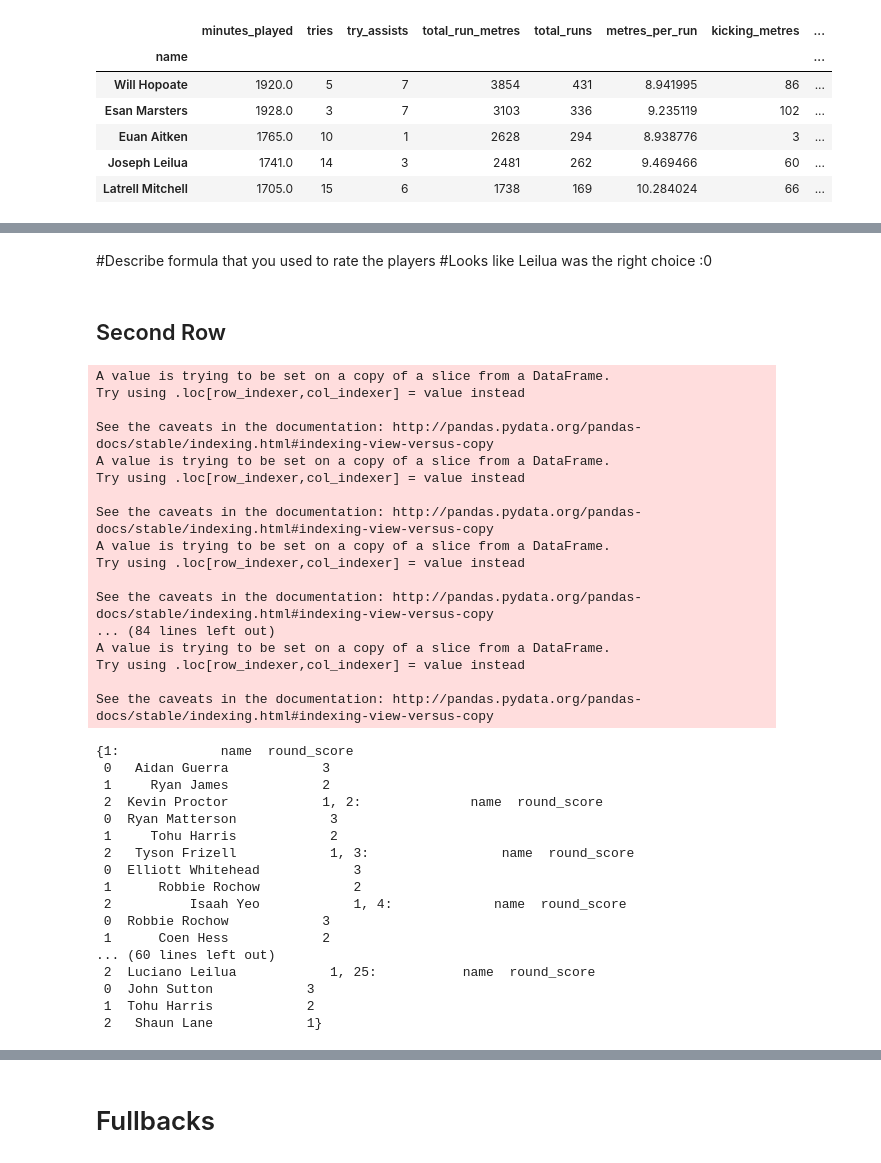
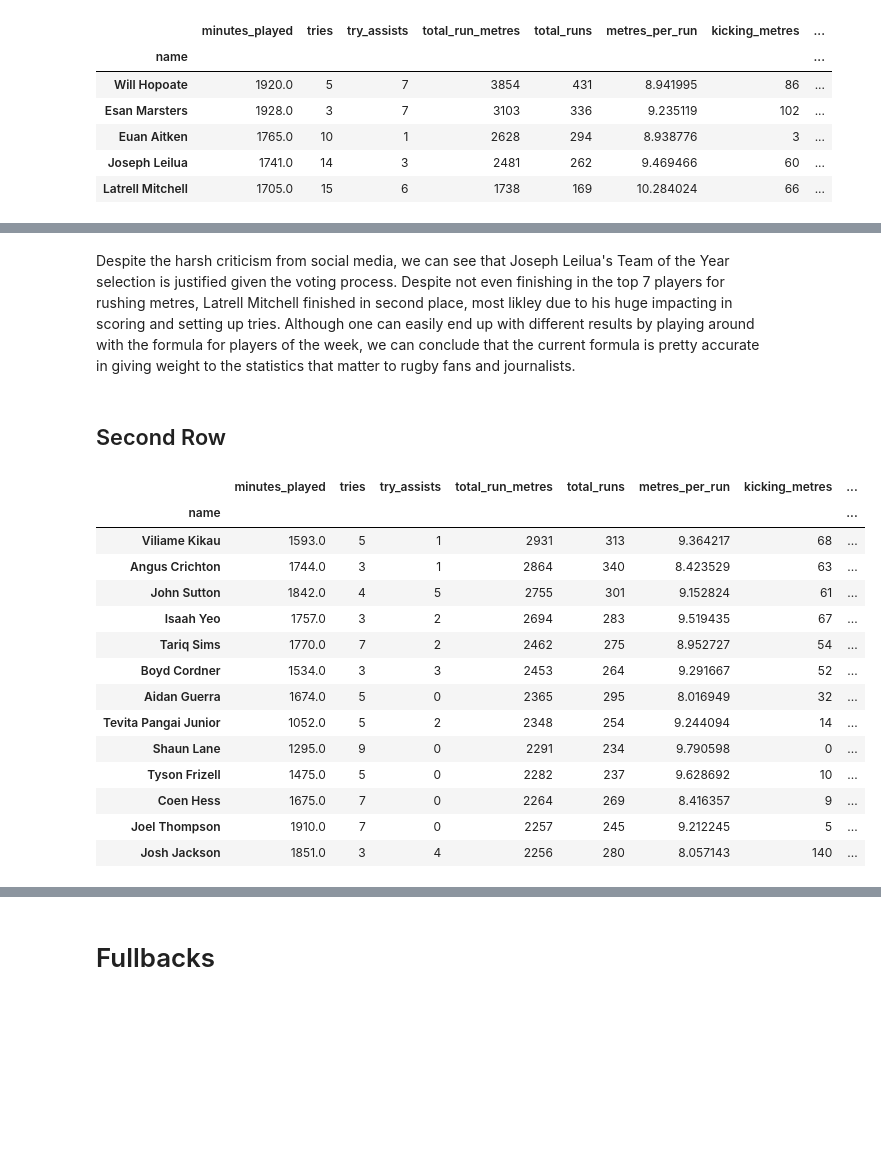
Before and after one commit to njpowers7915/NRL-match-data, a Jupyter notebook: NRL match analysis.ipynb, the cells around one changed output, grey strips where cells are left out. Cells and saved outputs as stored; diff of their text form; code cells hidden in the pictures; blank space fills up the shorter version.

```diff
--- a/NRL match analysis.ipynb
+++ b/NRL match analysis.ipynb
@@ -447,56 +451,26 @@ plt.show()
-# %% [markdown]
-#Describe formula that you used to rate the players
-#Looks like Leilua was the right choice :0
+# %% [markdown]
+Despite the harsh criticism from social media, we can see that Joseph Leilua's Team of the Year selection is justified given the voting process.  Despite not even finishing in the top 7 players for rushing metres, Latrell Mitchell finished in second place, most likley due to his huge impacting in scoring and setting up tries.  Although one can easily end up with different results by playing around with the formula for players of the week, we can conclude that the current formula is pretty accurate in giving weight to the statistics that matter to rugby fans and journalists.
 # %% [markdown]
 ## Second Row
 # %%
-sr_df = player_stats_final[player_stats_final['main_position'] == 8]
-sr_df = sr_df[sr_df['minutes_played'] > 800]
-sr_df = sr_df.sort_values(['total_run_metres', 'tries', 'metres_per_kick', 'total_runs', 'tackle_percentage'], ascending = [0,0,0,0,0])
+sr_df = p_stats_filtered_minutes[p_stats_filtered_minutes['main_position'] == 8]
+sr_df = sr_df[main_stats].drop(columns=['kicks', 'main_position'])
+sr_df = sr_df.sort_values(['total_run_metres', 'tries', 'total_runs', 'tackle_percentage'], ascending = [0,0,0,0])
 sr_df = sr_df.set_index('name').head(13)
 sr_df
-#sr_df.drop(columns=['id', 'player_id', 'team_id', 'main_position'])
-
-
-def sr_rating_formula(df):
-    return ((df['tries'] * 5) + (df['total_run_metres'] / 10) +
-        (df['try_assists'] * 2.5) + df['steals'] + (df['tackle_percentage'].astype(float) * 10) +
-        (df['tackles_made'] * .5) + df['intercepts'] - (df['penalties'] * 2) - df['errors'])
-
-top_srs = find_top_players(8, sr_rating_formula)
-top_srs
 # %% [output]
-A value is trying to be set on a copy of a slice from a DataFrame.
-Try using .loc[row_indexer,col_indexer] = value instead
-
-See the caveats in the documentation: http://pandas.pydata.org/pandas-docs/stable/indexing.html#indexing-view-versus-copy
-A value is trying to be set on a copy of a slice from a DataFrame.
-Try using .loc[row_indexer,col_indexer] = value instead
-
-See the caveats in the documentation: http://pandas.pydata.org/pandas-docs/stable/indexing.html#indexing-view-versus-copy
-A value is trying to be set on a copy of a slice from a DataFrame.
-Try using .loc[row_indexer,col_indexer] = value instead
-
-See the caveats in the documentation: http://pandas.pydata.org/pandas-docs/stable/indexing.html#indexing-view-versus-copy
-... (84 lines left out)
-A value is trying to be set on a copy of a slice from a DataFrame.
-Try using .loc[row_indexer,col_indexer] = value instead
-
-See the caveats in the documentation: http://pandas.pydata.org/pandas-docs/stable/indexing.html#indexing-view-versus-copy
-{1:             name  round_score
- 0   Aidan Guerra            3
- 1     Ryan James            2
- 2  Kevin Proctor            1, 2:              name  round_score
- 0  Ryan Matterson            3
- 1     Tohu Harris            2
- 2   Tyson Frizell            1, 3:                 name  round_score
- 0  Elliott Whitehead            3
- 1      Robbie Rochow            2
- 2          Isaah Yeo            1, 4:             name  round_score
- 0  Robbie Rochow            3
- 1      Coen Hess            2
-... (60 lines left out)
- 2  Luciano Leilua            1, 25:           name  round_score
- 0  John Sutton            3
- 1  Tohu Harris            2
- 2   Shaun Lane            1}
+|  | minutes_played | tries | try_assists | total_run_metres | total_runs | metres_per_run | kicking_metres | ... |
+| name |  |  |  |  |  |  |  | ... |
+| Viliame Kikau | 1593.0 | 5 | 1 | 2931 | 313 | 9.364217 | 68 | ... |
+| Angus Crichton | 1744.0 | 3 | 1 | 2864 | 340 | 8.423529 | 63 | ... |
+| John Sutton | 1842.0 | 4 | 5 | 2755 | 301 | 9.152824 | 61 | ... |
+| Isaah Yeo | 1757.0 | 3 | 2 | 2694 | 283 | 9.519435 | 67 | ... |
+| Tariq Sims | 1770.0 | 7 | 2 | 2462 | 275 | 8.952727 | 54 | ... |
+| Boyd Cordner | 1534.0 | 3 | 3 | 2453 | 264 | 9.291667 | 52 | ... |
+| Aidan Guerra | 1674.0 | 5 | 0 | 2365 | 295 | 8.016949 | 32 | ... |
+| Tevita Pangai Junior | 1052.0 | 5 | 2 | 2348 | 254 | 9.244094 | 14 | ... |
+| Shaun Lane | 1295.0 | 9 | 0 | 2291 | 234 | 9.790598 | 0 | ... |
+| Tyson Frizell | 1475.0 | 5 | 0 | 2282 | 237 | 9.628692 | 10 | ... |
+| Coen Hess | 1675.0 | 7 | 0 | 2264 | 269 | 8.416357 | 9 | ... |
+| Joel Thompson | 1910.0 | 7 | 0 | 2257 | 245 | 9.212245 | 5 | ... |
+| Josh Jackson | 1851.0 | 3 | 4 | 2256 | 280 | 8.057143 | 140 | ... |
```
Also changed, not shown: parts of 12 cells of this notebook.
